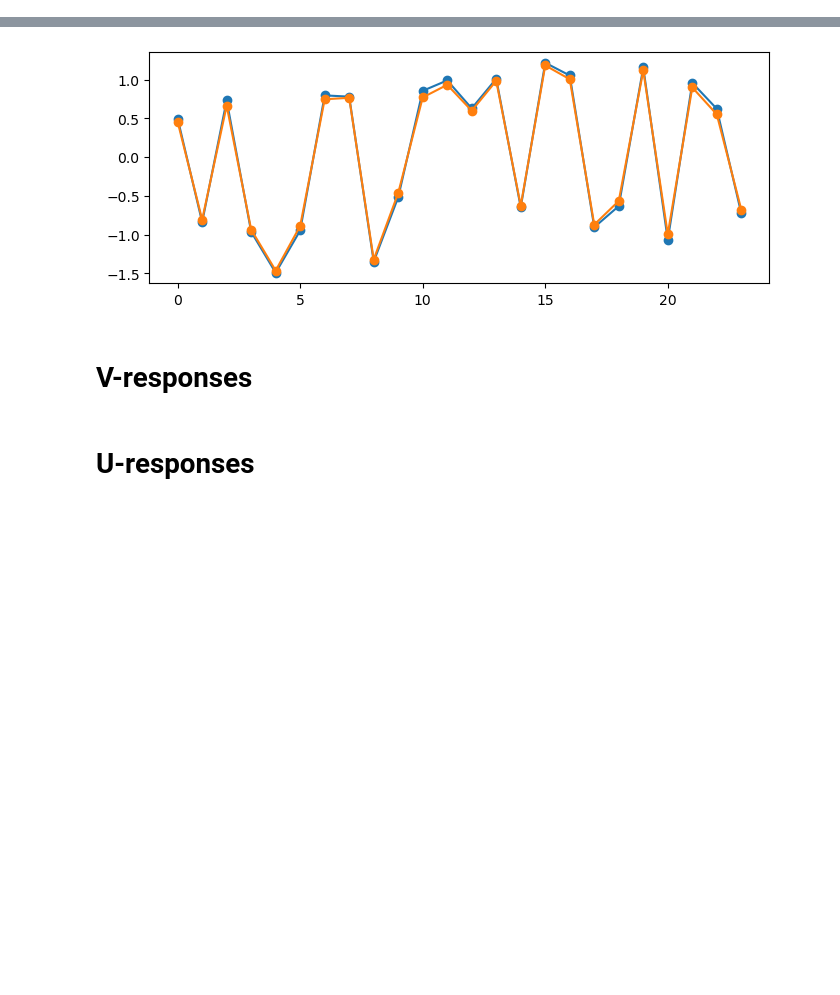
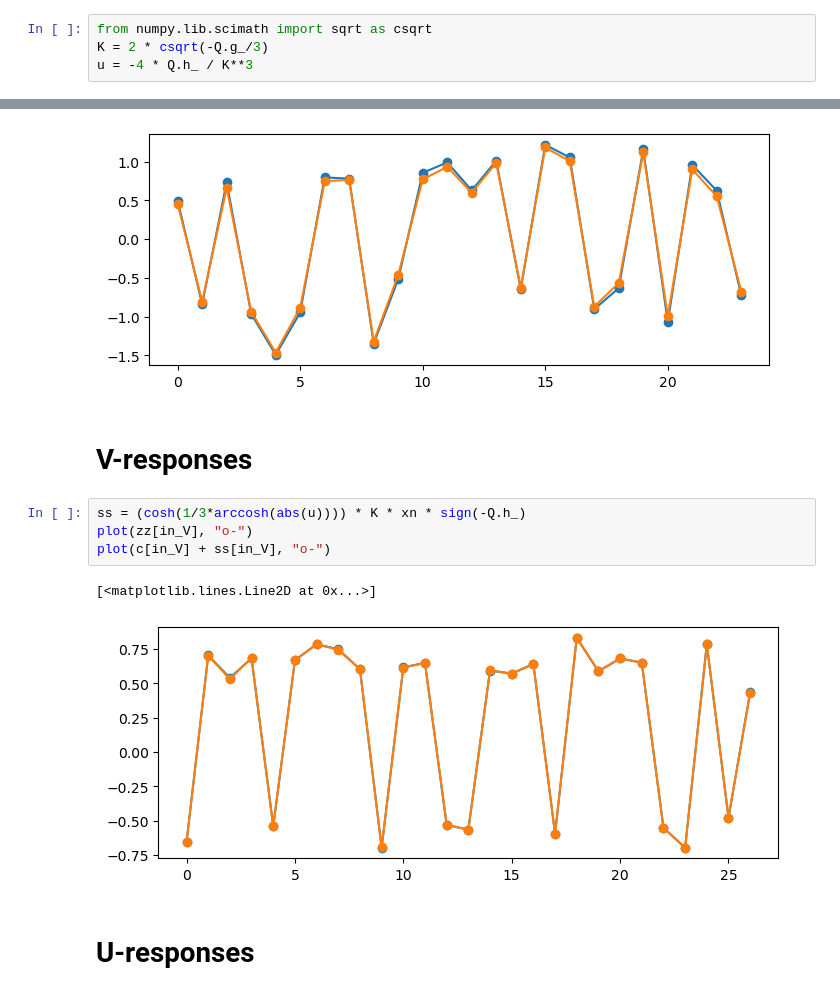
Before and after one commit to stootoon/glom-io-transform-release, a Jupyter notebook: model_fitting/explain_diag.ipynb, the cells around one changed output, grey strips where cells are left out. Cells and saved outputs as stored; diff of their text form; blank space fills up the shorter version.

```diff
--- a/model_fitting/explain_diag.ipynb
+++ b/model_fitting/explain_diag.ipynb
@@ -150,6 +180,10 @@ mu_n     = mu / norm(mu, axis=1)[:, None]
 c        = sum(XU * mu, axis=1)
 cos_th_i = sum(XU * mu_n, axis=1)
 th_i     = arccos(cos_th_i)
+# %%
+from numpy.lib.scimath import sqrt as csqrt
+K = 2 * csqrt(-Q.g_/3)
+u = -4 * Q.h_ / K**3
 # %% [markdown]
 # W-responses
 # %%
@@ -162,5 +196,12 @@ plot(c[in_W] + ss[in_W], "o-")
 [figure]
 # %% [markdown]
 # V-responses
+# %%
+ss = (cosh(1/3*arccosh(abs(u)))) * K * xn * sign(-Q.h_)
+plot(zz[in_V], "o-")
+plot(c[in_V] + ss[in_V], "o-")
+# %% [output]
+[<matplotlib.lines.Line2D at 0x...>]
+[figure, added]
 # %% [markdown]
 # U-responses
```
Also changed, not shown: parts of 3 cells of this notebook.
